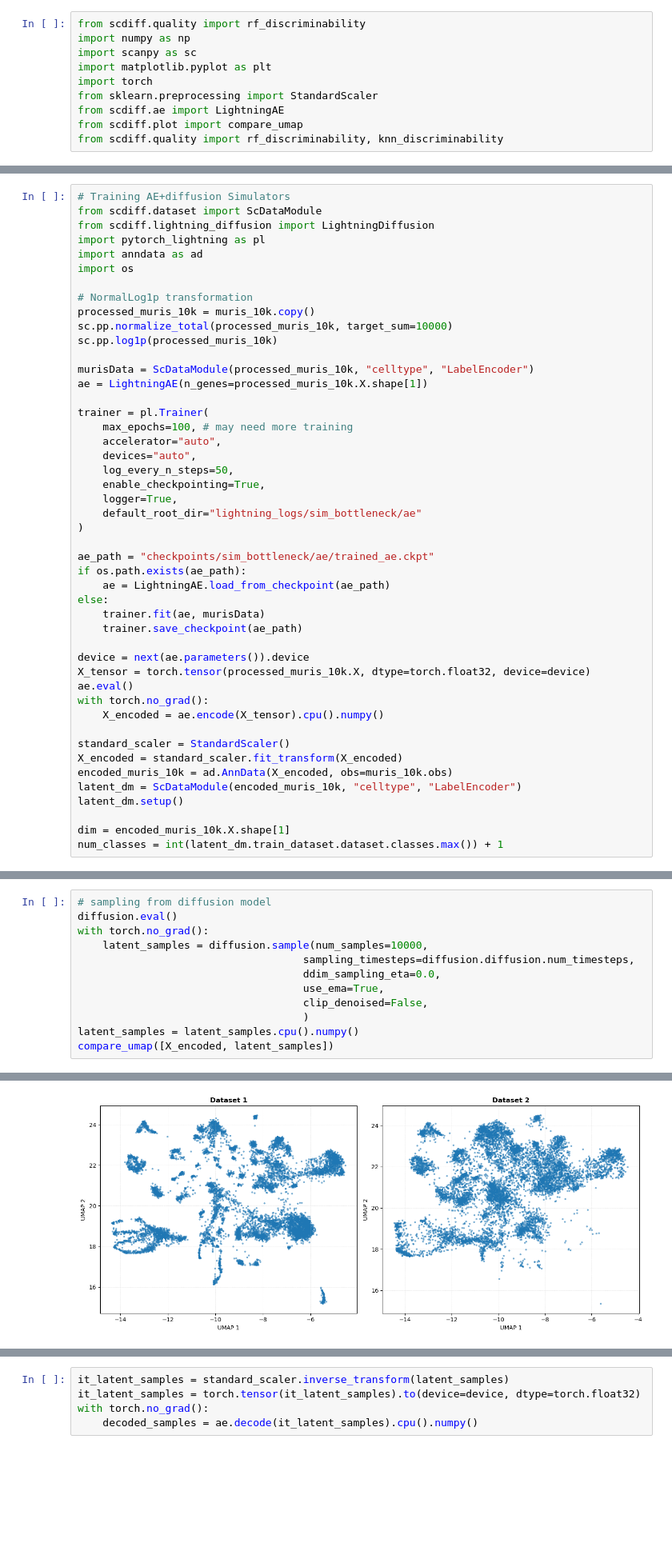
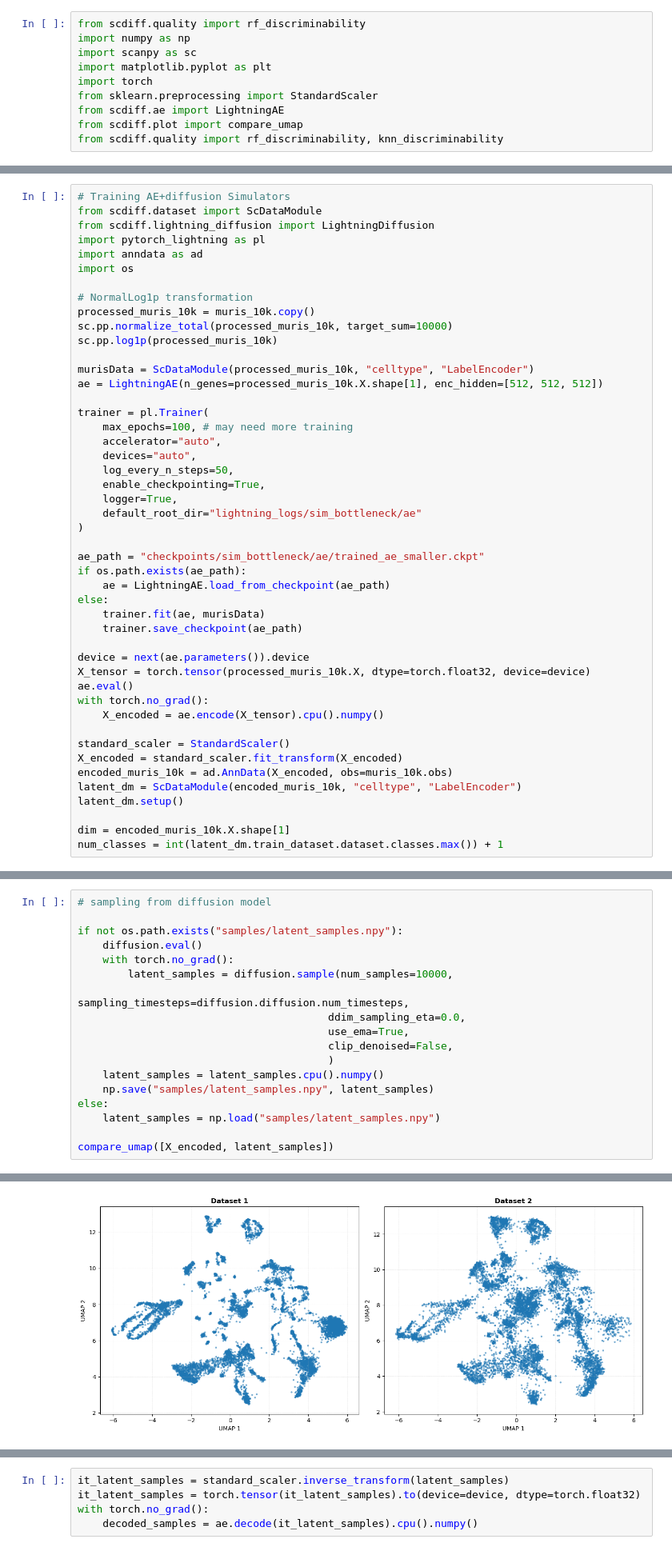
Before and after one commit to LangtianM/scDeepSim, a Jupyter notebook: experiments/sim_bottleneck.ipynb, the cells around one changed output, grey strips where cells are left out. Shown at 80% size. Saved outputs shown, nothing was run; the diff lists cells and outputs as text; blank space fills up the shorter version.

```diff
--- a/experiments/sim_bottleneck.ipynb
+++ b/experiments/sim_bottleneck.ipynb
@@ -87,7 +93,7 @@ sc.pp.normalize_total(processed_muris_10k, target_sum=10000)
 sc.pp.log1p(processed_muris_10k)
 
 murisData = ScDataModule(processed_muris_10k, "celltype", "LabelEncoder")
-ae = LightningAE(n_genes=processed_muris_10k.X.shape[1])
+ae = LightningAE(n_genes=processed_muris_10k.X.shape[1], enc_hidden=[512, 512, 512])
 
 trainer = pl.Trainer(
     max_epochs=100, # may need more training
@@ -99,7 +105,7 @@ trainer = pl.Trainer(
     default_root_dir="lightning_logs/sim_bottleneck/ae"
 )
 
-ae_path = "checkpoints/sim_bottleneck/ae/trained_ae.ckpt"
+ae_path = "checkpoints/sim_bottleneck/ae/trained_ae_smaller.ckpt"
 if os.path.exists(ae_path):
     ae = LightningAE.load_from_checkpoint(ae_path)
 else:
@@ -192,14 +164,20 @@ HPU available: False, using: 0 HPUs
 # %%
 # sampling from diffusion model
-diffusion.eval()
-with torch.no_grad():
-    latent_samples = diffusion.sample(num_samples=10000,
-                                    sampling_timesteps=diffusion.diffusion.num_timesteps,
-                                    ddim_sampling_eta=0.0,
-                                    use_ema=True,
-                                    clip_denoised=False,
-                                    )
-latent_samples = latent_samples.cpu().numpy()
+
+if not os.path.exists("samples/latent_samples.npy"):
+    diffusion.eval()
+    with torch.no_grad():
+        latent_samples = diffusion.sample(num_samples=10000,
+                                        sampling_timesteps=diffusion.diffusion.num_timesteps,
+                                        ddim_sampling_eta=0.0,
+                                        use_ema=True,
+                                        clip_denoised=False,
+                                        )
+    latent_samples = latent_samples.cpu().numpy()
+    np.save("samples/latent_samples.npy", latent_samples)
+else:
+    latent_samples = np.load("samples/latent_samples.npy")
+
 compare_umap([X_encoded, latent_samples])
 # %% [output]
 Performing UMAP on combined dataset (20000 samples, 128 features) across 2 datasets...
@@ -222,5 +200,5 @@ UMAP completed. Generating visualizations...
  <Figure size 1400x600 with 2 Axes>)
-[figure, old version]
+[figure, new version]
 # %%
 knn_discriminability(X_encoded, latent_samples, 10)
 # %% [output]
```
Also changed, not shown: parts of 15 cells of this notebook, 6 other files.
